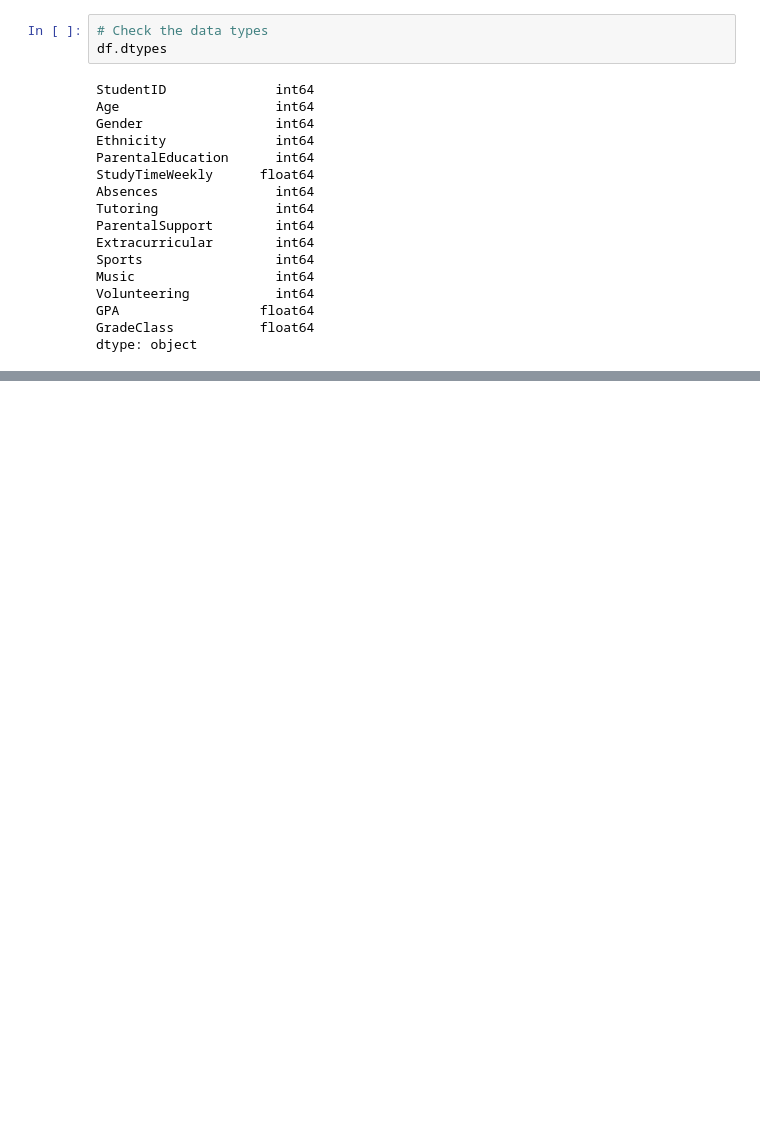
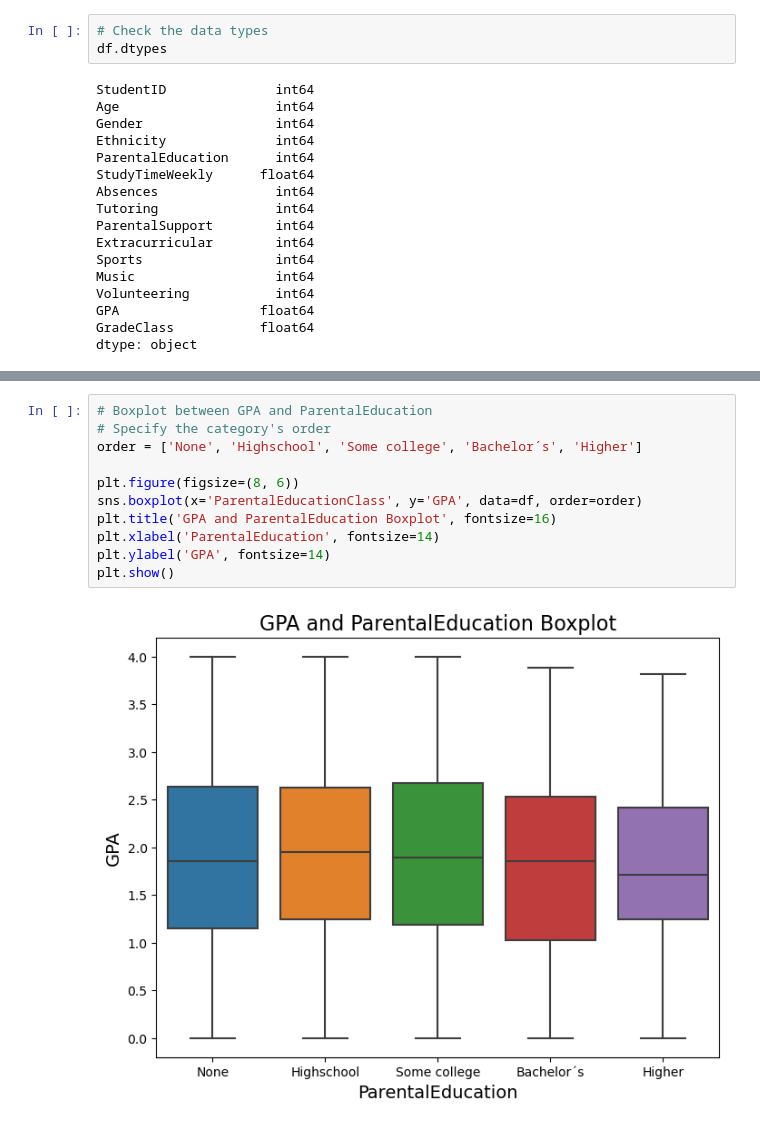
Before and after one commit to aleedelgadoo/Proyectos-Data-Analysis, a Jupyter notebook: Students.ipynb, the cells around one changed output, grey strips where cells are left out. Saved outputs shown, nothing was run; the diff lists cells and outputs as text; blank space fills up the shorter version.

```diff
--- a/Students.ipynb
+++ b/Students.ipynb
@@ -285,0 +360,13 @@ df.to_csv('Students_Modified.csv', index=False)
+# %%
+# Boxplot between GPA and ParentalEducation
+# Specify the category's order
+order = ['None', 'Highschool', 'Some college', 'Bachelor´s', 'Higher']
+
+plt.figure(figsize=(8, 6))
+sns.boxplot(x='ParentalEducationClass', y='GPA', data=df, order=order)
+plt.title('GPA and ParentalEducation Boxplot', fontsize=16)
+plt.xlabel('ParentalEducation', fontsize=14)
+plt.ylabel('GPA', fontsize=14)
+plt.show()
+# %% [output]
+[figure, added]
```
Also changed, not shown: parts of 62 cells of this notebook.
